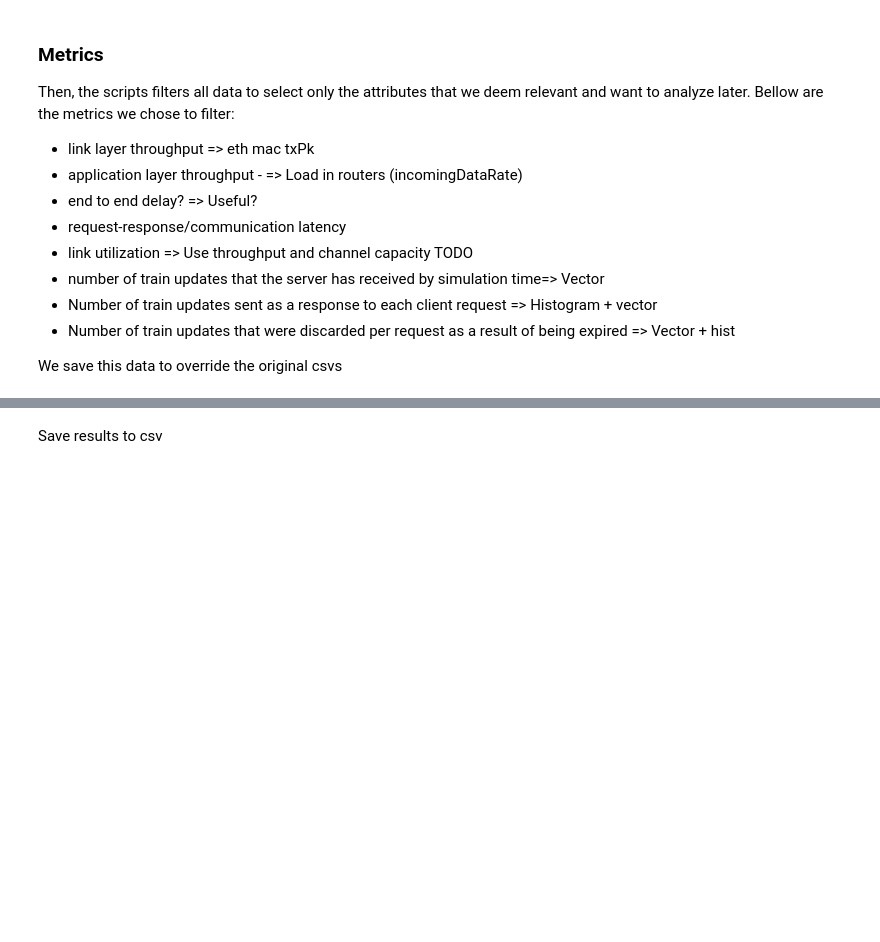
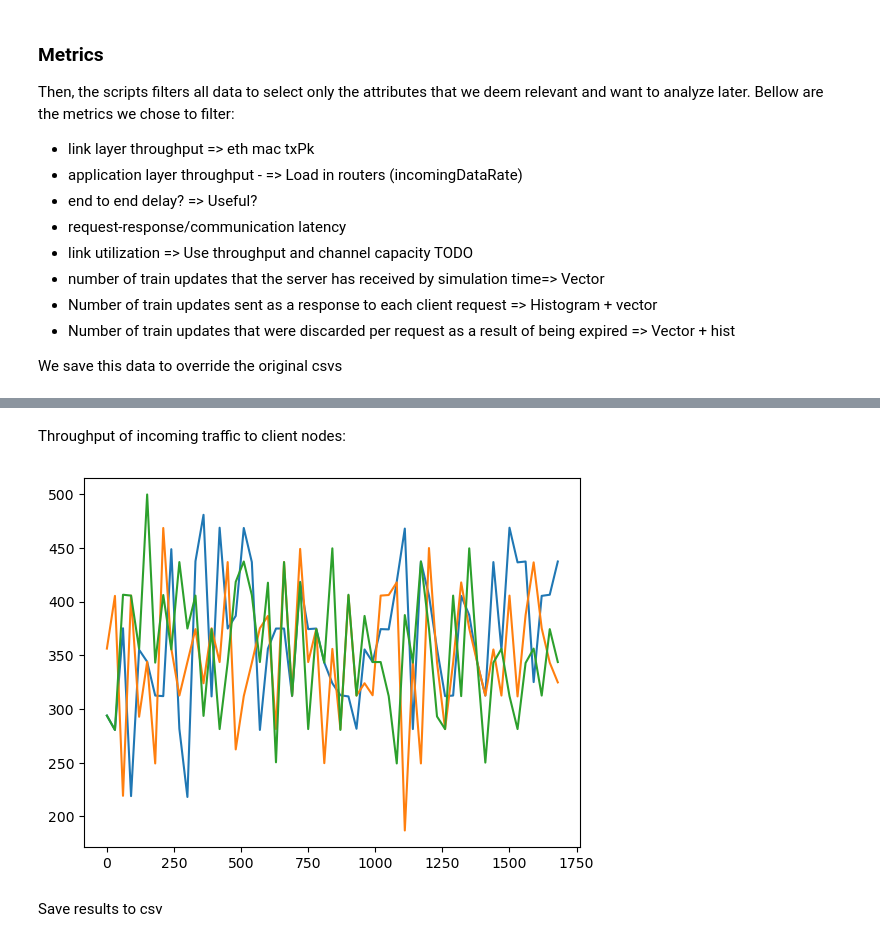
Before and after one commit to joaolucasmartins/NS2022, a Jupyter notebook: result_pipeline/notebook.ipynb, the cells around one changed output, grey strips where cells are left out. Drawn from its saved outputs; the diff is of its cells as text; code cells hidden in the pictures; blank space fills up the shorter version.

```diff
--- a/result_pipeline/notebook.ipynb
+++ b/result_pipeline/notebook.ipynb
@@ -129,6 +104,8 @@ filterByClients = lambda x: x["module"].str.contains("client\[")
 filterByClientRouter = lambda x: x["module"].str.contains("clientR")
 filterByTrains = lambda x: x["module"].str.contains("train\[")
 filterByTrainRouter = lambda x: x["module"].str.contains("trainR")
+filterByIncomingTraffic = lambda x: x["name"].str.contains("incoming")
+filterByOutgoingTraffic = lambda x: x["name"].str.contains("outgoing")
 # %%
 vec[(appLayerThroughput(vec)) & (filterByClients(vec))]
 # %% [output]
@@ -142,2 +156,11 @@ vec[(appLayerThroughput(vec)) & (filterByClients(vec))]
+# %% [markdown]
+Throughput of incoming traffic to client nodes:
+# %%
+appLayerIncomingThroughput_Clients = vec[(appLayerThroughput(vec)) & (filterByClients(vec)) & (filterByIncomingTraffic(vec))]
+x = [np.array(i.vectime) for _, i in appLayerIncomingThroughput_Clients.iterrows()]
+y = [np.array(i.vecvalue) for _, i in appLayerIncomingThroughput_Clients.iterrows()]
+plotLine(x, y, 300)
+# %% [output]
+[figure, added]
 # %% [markdown]
 Save results to csv
```
Also changed, not shown: parts of 12 cells of this notebook, 1 other file.
